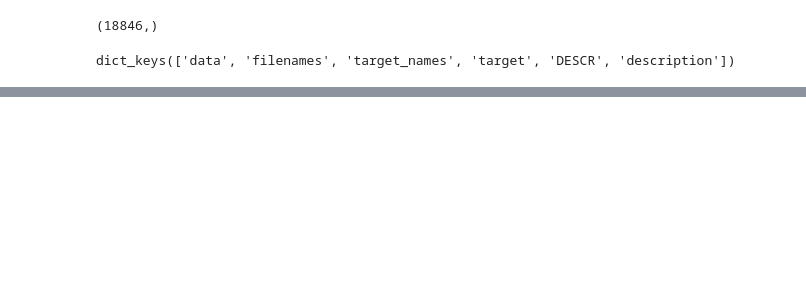
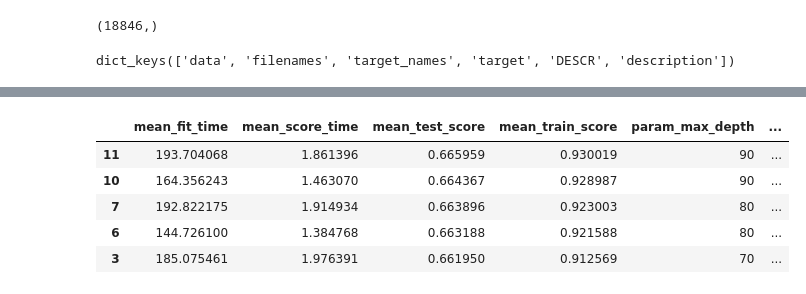
Before and after one commit to odorgergo/ada-rag, a Jupyter notebook: HW4-part2.ipynb, the cells around one changed output, grey strips where cells are left out. Cells and saved outputs as stored; diff of their text form; code cells hidden in the pictures; blank space fills up the shorter version.

```diff
--- a/HW4-part2.ipynb
+++ b/HW4-part2.ipynb
@@ -59,4 +59,4 @@ train_vectors = vectors[indices[split2:]]
 # %%
 test_classes = classes[indices[:split1]]
-valid_classes = classes[indices[split1:split2]]
-train_classes = classes[indices[split2:]]
+# valid_classes = classes[indices[split1:split2]]
+train_classes = classes[indices[split1:]]
@@ -92,0 +143,12 @@ print(test_vectors.getrow(0))
+# %%
+df = pd.DataFrame(clf.cv_results_)
+df.sort_values('rank_test_score',inplace=True)
+# %%
+df.head()
+# %% [output]
+|  | mean_fit_time | mean_score_time | mean_test_score | mean_train_score | param_max_depth | ... |
+| 11 | 193.704068 | 1.861396 | 0.665959 | 0.930019 | 90 | ... |
+| 10 | 164.356243 | 1.463070 | 0.664367 | 0.928987 | 90 | ... |
+| 7 | 192.822175 | 1.914934 | 0.663896 | 0.923003 | 80 | ... |
+| 6 | 144.726100 | 1.384768 | 0.663188 | 0.921588 | 80 | ... |
+| 3 | 185.075461 | 1.976391 | 0.661950 | 0.912569 | 70 | ... |
```
Also changed, not shown: parts of 28 cells of this notebook.
